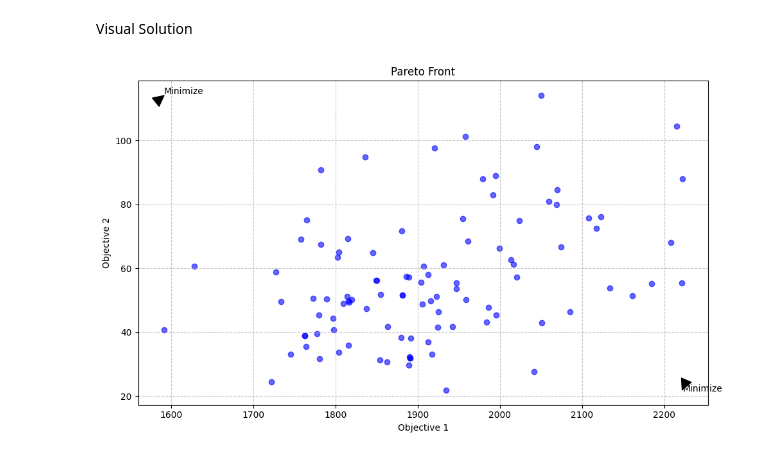
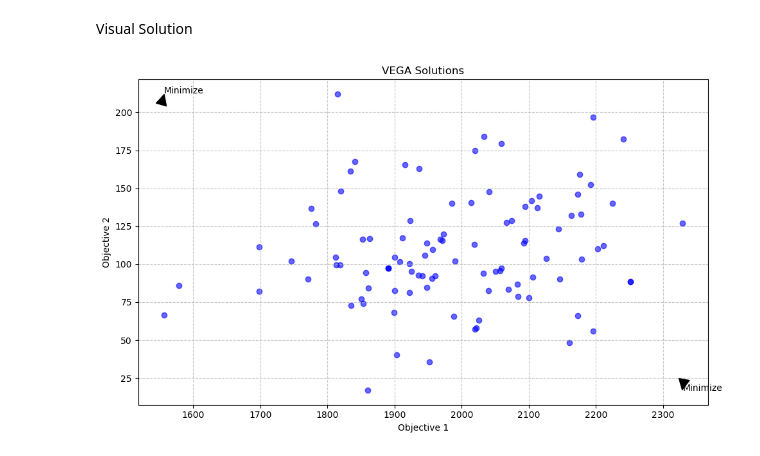
Before and after one commit to Leolieu02/ACIT4610-Assignment2, a Jupyter notebook: Vega.ipynb, the cells around one changed output. Cells and saved outputs as stored; diff of their text form; code cells hidden in the pictures.

```diff
--- a/Vega.ipynb
+++ b/Vega.ipynb
@@ -187,8 +155,8 @@ def objective1(solution):
 # %% [markdown]
 Objective 2
 # %%
-def objective2(solution):
-  total_distance = objective1(solution)
+def standardDeviation(solution):
+  total_distance = totalDistance(solution)
   num_vehicles = len(solution)
   average_distance = total_distance/num_vehicles
   sum = 0
@@ -207,26 +175,23 @@ def swap_mutation(individual):
     return individual
 
 
+
 def relocation_mutation(individual):
-    # pick a non-empty vehicle as source
+    # Pick a non-empty vehicle as source
     from_vehicle = random.choice([v for v in individual if v])
     customer = from_vehicle.pop(random.randrange(len(from_vehicle)))
 
-    # pick a different vehicle as target
-    candidates = [v for v in individual if v is not from_vehicle]
-    to_vehicle = random.choice(candidates)
+    # Pick a different vehicle as target
+    candidates = [v for v in individual if v is not from_vehicle and vehicleCheck(v,customers[customer])]
 
     # Check if car has space for customer
-    if vehicleCheck(to_vehicle,customers[customer]):
-        # print(customers[customer])
-        # print(customer)
-        # print(to_vehicle)
-        # insert at random position
+    if len(candidates)>0:
+        to_vehicle = random.choice(candidates)
         insert_pos = random.randint(0, len(to_vehicle))
         to_vehicle.insert(insert_pos, customer)
-    # If there isnt space in the car, create new one
+    # If there isnt space in the car
     else:
-        individual.append([customer])
+        from_vehicle.append(customer)
 
     return individual
 # %% [markdown]
@@ -336,3 +311,16 @@ Main method
+# %%
+def nondominated_points(points):
+    points = np.array(points)
+    nondominated_points = []
+    for i, p in enumerate(points):
+        dominated = False
+        for j, q in enumerate(points):
+            if i != j and all(q <= p) and any(q < p):
+                dominated = True
+                break
+        if not dominated:
+            nondominated_points.append(p)
+    return np.array(nondominated_points)
 # %%
 class VEGA:
     """
@@ -532,24 +559,27 @@ Final Spread (Δ): 0.1948857193247977
 Visual Solution
 # %%
 import matplotlib.pyplot as plt
+objectives = np.array([[totalDistance(solution),standardDeviation(solution)] for solution in final_population])
 
 # Assuming pareto_front is already defined
-x = [objective1(solution) for solution in final_population]
-y = [objective2(solution) for solution in final_population]
+x = [solution[0] for solution in objectives]
+y = [solution[1] for solution in objectives]
+
 
 plt.figure(figsize=(10, 6))
 plt.scatter(x, y, c='blue', alpha=0.6)
-plt.title('Pareto Front')
+
+plt.title('VEGA Solutions')
 plt.xlabel('Objective 1')
 plt.ylabel('Objective 2')
 plt.grid(True, linestyle='--', alpha=0.7)
 
 plt.annotate('Minimize', xy=(min(x), max(y)), xytext=(min(x)-0.5, max(y)+0.5),
              arrowprops=dict(facecolor='black', shrink=0.05))
 plt.annotate('Minimize', xy=(max(x), min(y)), xytext=(max(x)+0.5, min(y)-0.5),
              arrowprops=dict(facecolor='black', shrink=0.05))
 
 plt.tight_layout()
 plt.show()
 # %% [output]
-[figure, old version]
+[figure, new version]
```
Also changed, not shown: parts of 12 cells of this notebook, 3 other files.
